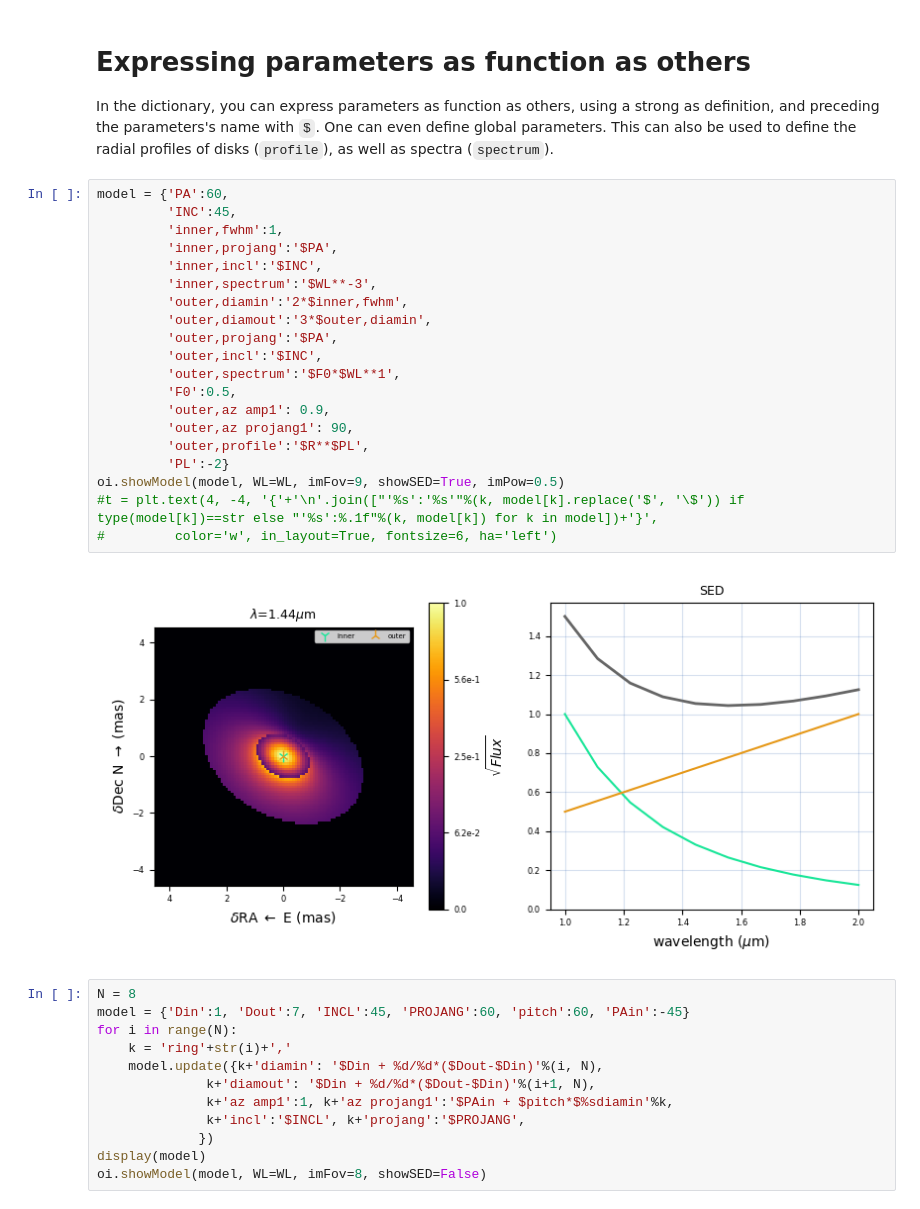
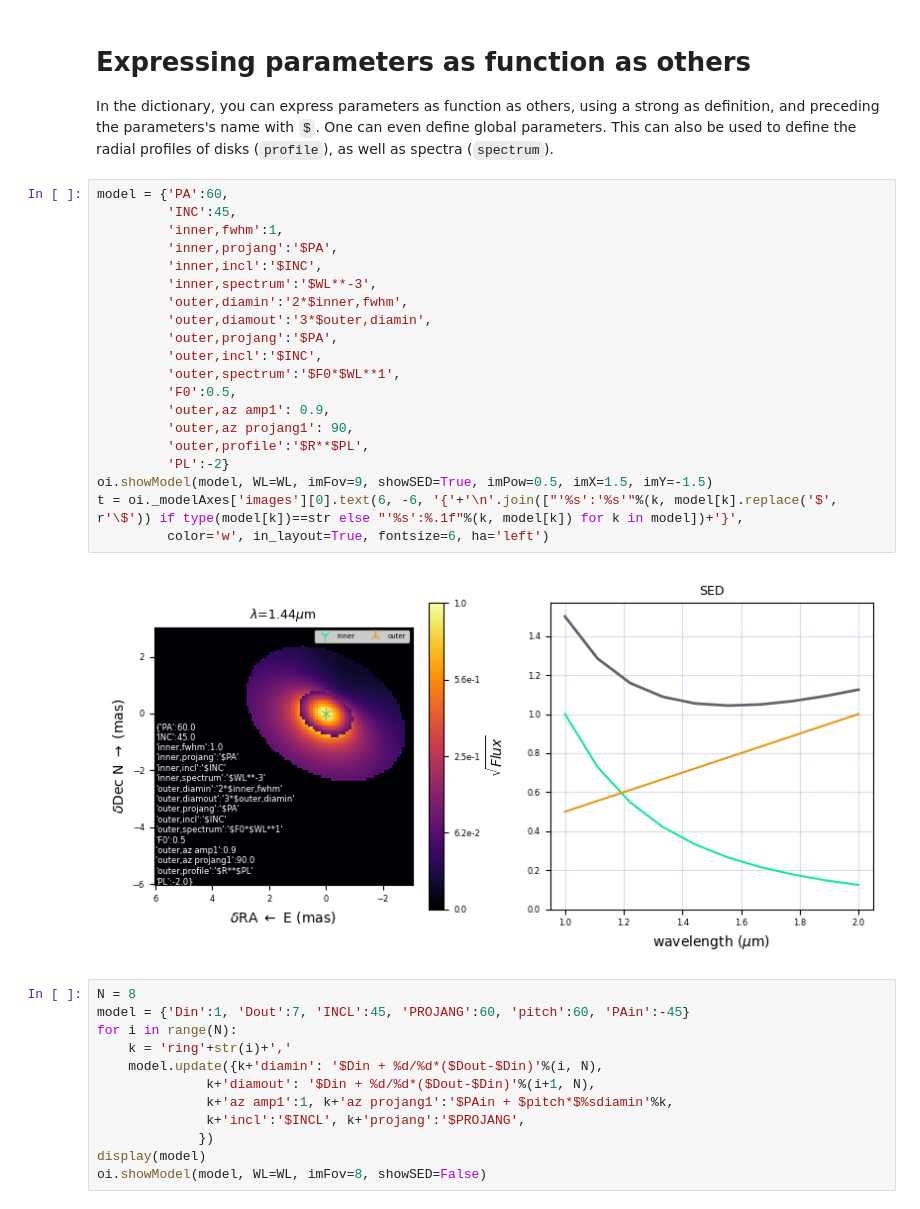
Before and after one commit to amerand/PMOIRED, a Jupyter notebook: Model definitions and examples.ipynb, the cells around one changed output. Drawn from its saved outputs; the diff is of its cells as text.

Commit message:
updated model definitions

```diff
--- a/Model definitions and examples.ipynb
+++ b/Model definitions and examples.ipynb
@@ -152,25 +152,25 @@ In the dictionary, you can express parameters as function as others, using a str
 # %%
 model = {'PA':60,
          'INC':45,
          'inner,fwhm':1,
          'inner,projang':'$PA',
          'inner,incl':'$INC',
          'inner,spectrum':'$WL**-3',
          'outer,diamin':'2*$inner,fwhm',
          'outer,diamout':'3*$outer,diamin',
          'outer,projang':'$PA',
          'outer,incl':'$INC',
          'outer,spectrum':'$F0*$WL**1',
          'F0':0.5,
          'outer,az amp1': 0.9,
          'outer,az projang1': 90,
          'outer,profile':'$R**$PL',
          'PL':-2}
-oi.showModel(model, WL=WL, imFov=9, showSED=True, imPow=0.5)
-#t = plt.text(4, -4, '{'+'\n'.join(["'%s':'%s'"%(k, model[k].replace('$', '\$')) if type(model[k])==str else "'%s':%.1f"%(k, model[k]) for k in model])+'}',
-#         color='w', in_layout=True, fontsize=6, ha='left')
+oi.showModel(model, WL=WL, imFov=9, showSED=True, imPow=0.5, imX=1.5, imY=-1.5)
+t = oi._modelAxes['images'][0].text(6, -6, '{'+'\n'.join(["'%s':'%s'"%(k, model[k].replace('$', r'\$')) if type(model[k])==str else "'%s':%.1f"%(k, model[k]) for k in model])+'}',
+         color='w', in_layout=True, fontsize=6, ha='left')
 # %% [output]
-[figure, old version]
+[figure, new version]
 # %%
 N = 8
 model = {'Din':1, 'Dout':7, 'INCL':45, 'PROJANG':60, 'pitch':60, 'PAin':-45}
```
Also changed, not shown: parts of 5 cells of this notebook, 1 other file.
